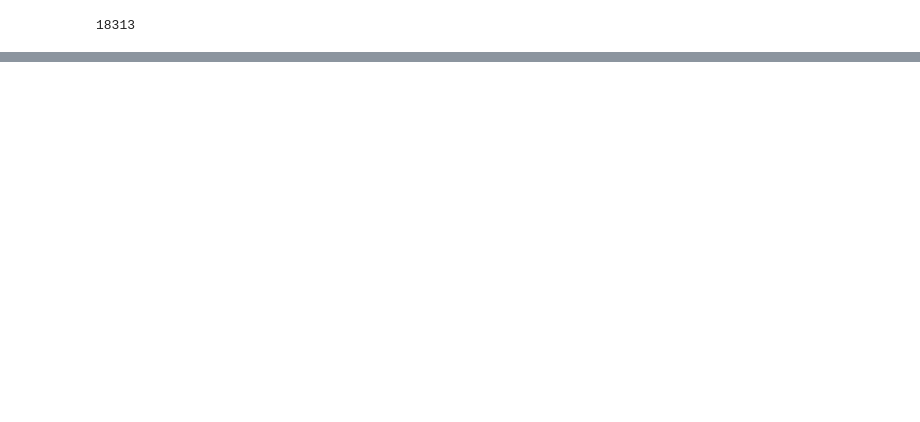
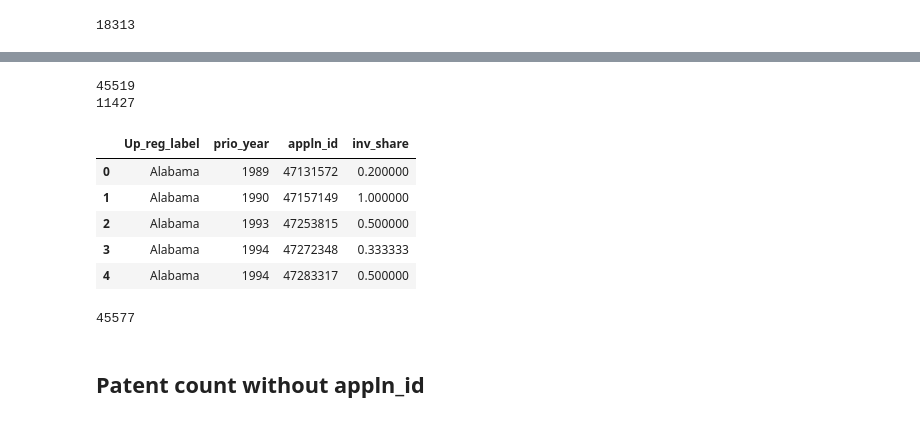
Before and after one commit to lauramenicacci/patent_breakdetection, a Jupyter notebook: data_collection/REGPAT_scoping.ipynb, the cells around one changed output, grey strips where cells are left out. Drawn from its saved outputs; the diff is of its cells as text; code cells hidden in the pictures; blank space fills up the shorter version.

```diff
--- a/data_collection/REGPAT_scoping.ipynb
+++ b/data_collection/REGPAT_scoping.ipynb
@@ -619,0 +700,2 @@ epo.head()
+# %%
+epo_extra = epo[~epo['app_nbr'].isin(pct_epo_common)] # drop matching application numbers from epo aggregated regpat
@@ -619,0 +720,2 @@ epo.head()
+# %%
+pct = pd.read_csv("/content/pct_aggregated.csv")
@@ -619,0 +735,8 @@ epo.head()
+# %%
+filt_pct = pct[['Up_reg_label', 'prio_year','inv_share', 'appln_id']].drop_duplicates()
+
+print(filt_pct.head())
+
+filt_epo = epo_extra[['Up_reg_label', 'prio_year','inv_share', 'appln_id']].drop_duplicates()
+
+print(filt_epo.head())
@@ -619,0 +756,10 @@ epo.head()
+# %%
+# merge pct patent counts and patent counts from direct applications from us to epo
+
+pct_counts = filt_pct.groupby(['Up_reg_label','prio_year', 'appln_id'], as_index = False).inv_share.sum() # create pct counts
+
+print(pct_counts.head())
+
+direct_epo_counts = filt_epo.groupby(['Up_reg_label','prio_year', 'appln_id'], as_index = False).inv_share.sum() # create direct epo counts
+
+print(direct_epo_counts.head())
@@ -619,0 +779,25 @@ epo.head()
+# %%
+print(len(pct_counts))
+print(len(direct_epo_counts))
+# %% [output]
+45519
+11427
+# %%
+# concatenate the two dataframes
+
+pct_direct_epo_all = pd.concat([pct_counts,direct_epo_counts], ignore_index= True, axis = 0)
+
+pct_direct_epo_all.head()
+# %% [output]
+|  | Up_reg_label | prio_year | appln_id | inv_share |
+| 0 | Alabama | 1989 | 47131572 | 0.200000 |
+| 1 | Alabama | 1990 | 47157149 | 1.000000 |
+| 2 | Alabama | 1993 | 47253815 | 0.500000 |
+| 3 | Alabama | 1994 | 47272348 | 0.333333 |
+| 4 | Alabama | 1994 | 47283317 | 0.500000 |
+# %%
+len(pct_direct_epo_all)
+
+print(len(pct_direct_epo_all['appln_id'].unique()))
+# %% [output]
+45577
@@ -619,0 +806,2 @@ epo.head()
+# %% [markdown]
+## Patent count without appln_id
```
Also changed, not shown: parts of 21 cells of this notebook, 10 other files.
